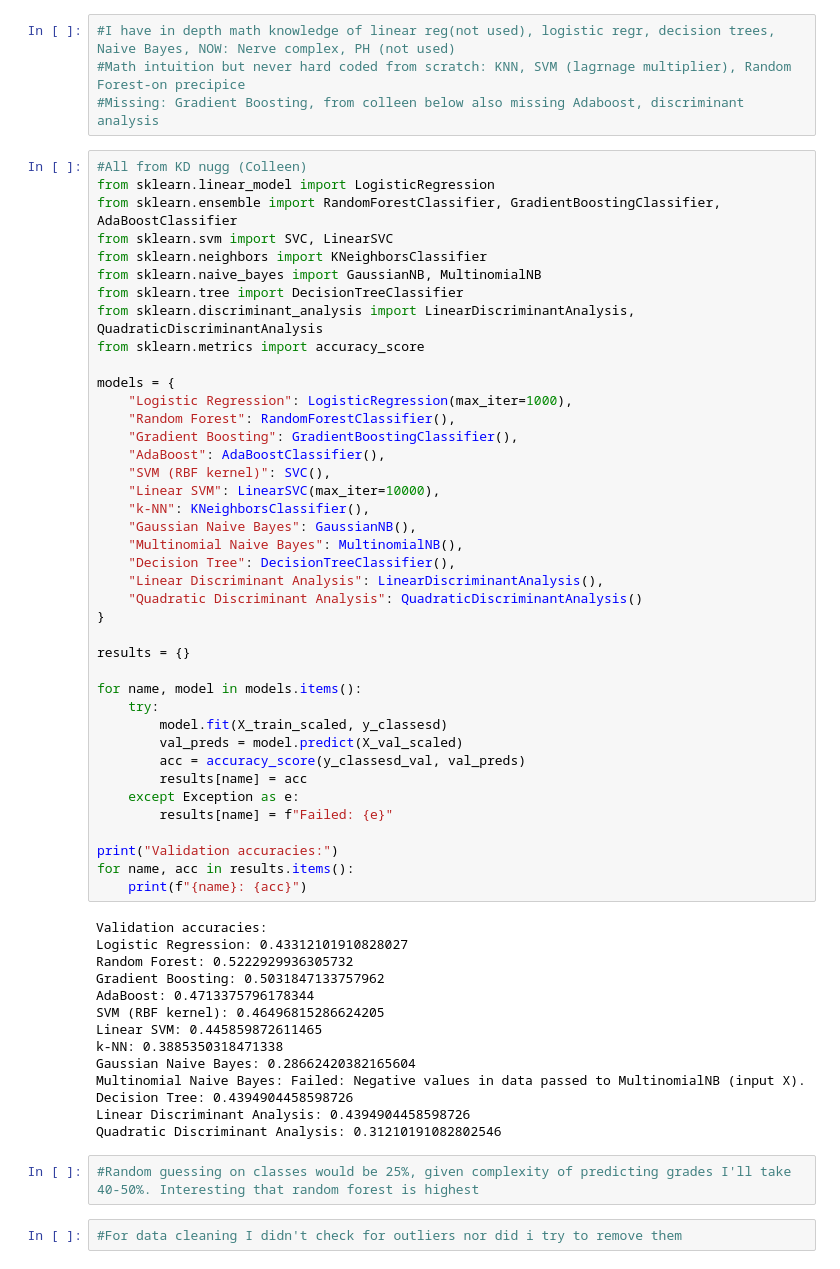
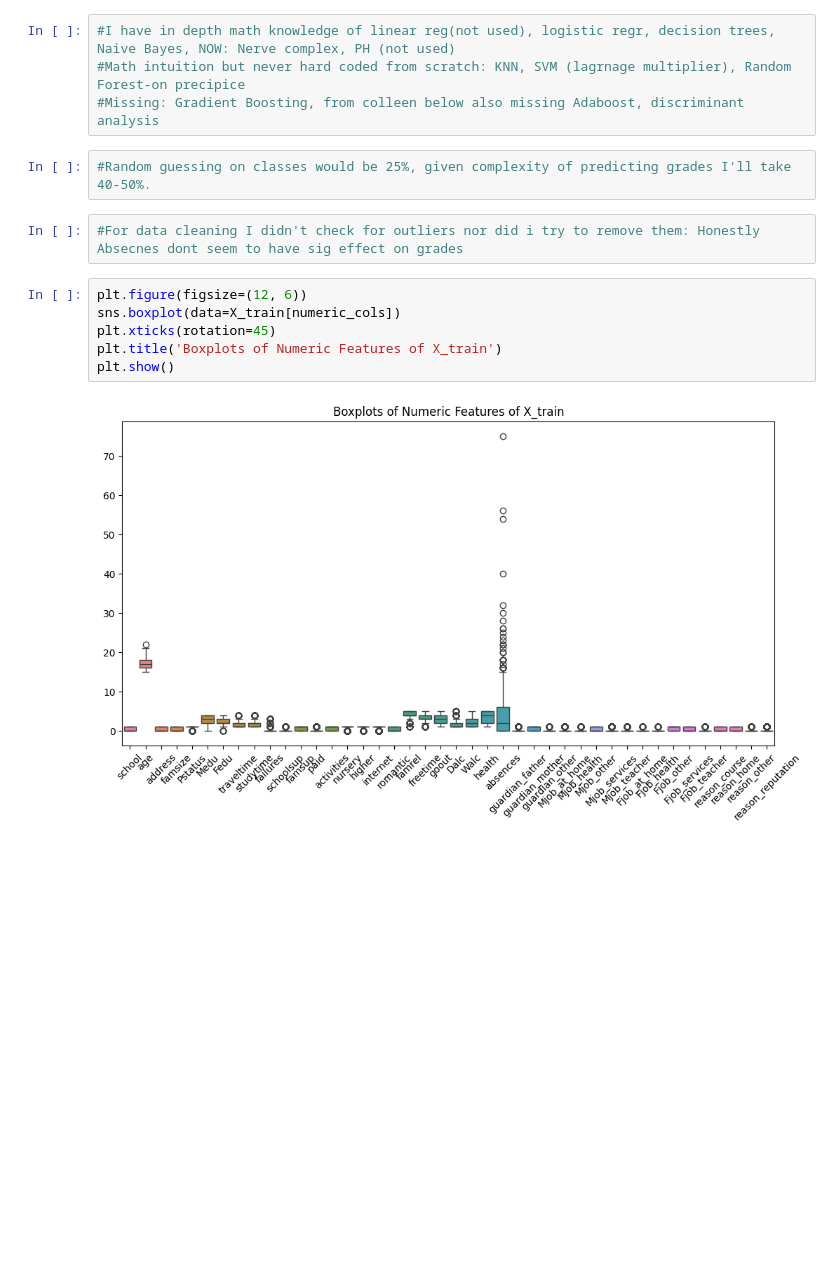
Before and after one commit to intuition-explorer/ML-Algorithms, a Jupyter notebook: perf_portmath_EDA_clean_validate_testmodels.ipynb, the cells around one changed output. Cells and saved outputs as stored; diff of their text form; blank space fills up the shorter version.

```diff
--- a/perf_portmath_EDA_clean_validate_testmodels.ipynb
+++ b/perf_portmath_EDA_clean_validate_testmodels.ipynb
@@ -550,61 +605,15 @@ Decision Tree: 0.4650
 #I have in depth math knowledge of linear reg(not used), logistic regr, decision trees, Naive Bayes, NOW: Nerve complex, PH (not used)
 #Math intuition but never hard coded from scratch: KNN, SVM (lagrnage multiplier), Random Forest-on precipice
 #Missing: Gradient Boosting, from colleen below also missing Adaboost, discriminant analysis
-# %%
-#All from KD nugg (Colleen)
-from sklearn.linear_model import LogisticRegression
-from sklearn.ensemble import RandomForestClassifier, GradientBoostingClassifier, AdaBoostClassifier
-from sklearn.svm import SVC, LinearSVC
-from sklearn.neighbors import KNeighborsClassifier
-from sklearn.naive_bayes import GaussianNB, MultinomialNB
-from sklearn.tree import DecisionTreeClassifier
-from sklearn.discriminant_analysis import LinearDiscriminantAnalysis, QuadraticDiscriminantAnalysis
-from sklearn.metrics import accuracy_score
-
-models = {
-    "Logistic Regression": LogisticRegression(max_iter=1000),
-    "Random Forest": RandomForestClassifier(),
-    "Gradient Boosting": GradientBoostingClassifier(),
-    "AdaBoost": AdaBoostClassifier(),
-    "SVM (RBF kernel)": SVC(),
-    "Linear SVM": LinearSVC(max_iter=10000),
-    "k-NN": KNeighborsClassifier(),
-    "Gaussian Naive Bayes": GaussianNB(),
-    "Multinomial Naive Bayes": MultinomialNB(),
-    "Decision Tree": DecisionTreeClassifier(),
-    "Linear Discriminant Analysis": LinearDiscriminantAnalysis(),
-    "Quadratic Discriminant Analysis": QuadraticDiscriminantAnalysis()
-}
-
-results = {}
-
-for name, model in models.items():
-    try:
-        model.fit(X_train_scaled, y_classesd)
-        val_preds = model.predict(X_val_scaled)
-        acc = accuracy_score(y_classesd_val, val_preds)
-        results[name] = acc
-    except Exception as e:
-        results[name] = f"Failed: {e}"
-
-print("Validation accuracies:")
-for name, acc in results.items():
-    print(f"{name}: {acc}")
-# %% [output]
-Validation accuracies:
-Logistic Regression: 0.43312101910828027
-Random Forest: 0.5222929936305732
-Gradient Boosting: 0.5031847133757962
-AdaBoost: 0.4713375796178344
-SVM (RBF kernel): 0.46496815286624205
-Linear SVM: 0.445859872611465
-k-NN: 0.3885350318471338
-Gaussian Naive Bayes: 0.28662420382165604
-Multinomial Naive Bayes: Failed: Negative values in data passed to MultinomialNB (input X).
-Decision Tree: 0.4394904458598726
-Linear Discriminant Analysis: 0.4394904458598726
-Quadratic Discriminant Analysis: 0.31210191082802546
 # %%
-#Random guessing on classes would be 25%, given complexity of predicting grades I'll take 40-50%. Interesting that random forest is highest
+#Random guessing on classes would be 25%, given complexity of predicting grades I'll take 40-50%.
 # %%
-#For data cleaning I didn't check for outliers nor did i try to remove them
+#For data cleaning I didn't check for outliers nor did i try to remove them: Honestly Absecnes dont seem to have sig effect on grades
+# %%
+plt.figure(figsize=(12, 6))
+sns.boxplot(data=X_train[numeric_cols])
+plt.xticks(rotation=45)
+plt.title('Boxplots of Numeric Features of X_train')
+plt.show()
+# %% [output]
+[figure, added]
```
Also changed, not shown: parts of 7 cells of this notebook.
